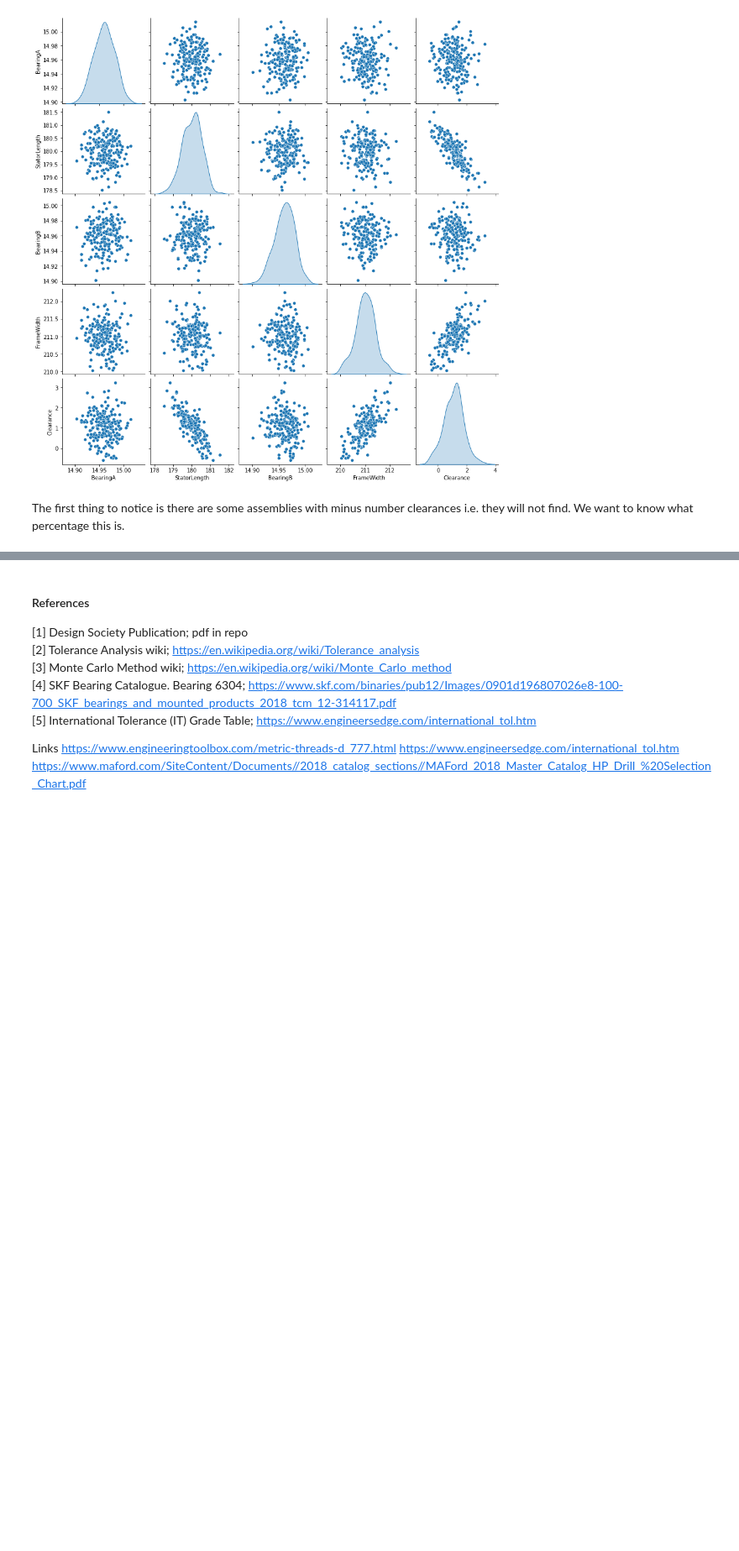
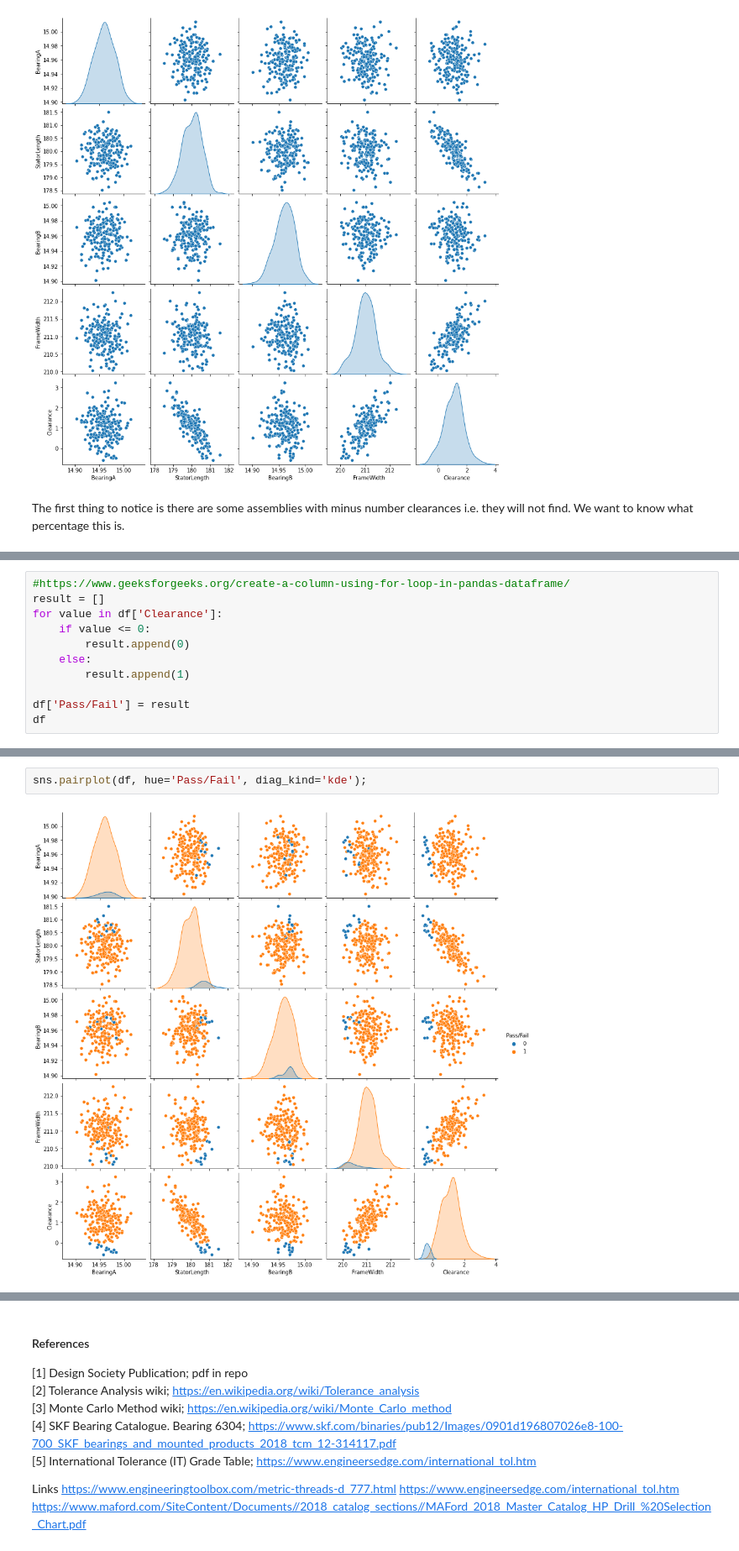
Before and after one commit to killfoley/ProgDAProject, a Jupyter notebook: ProgDA_Project.ipynb, the cells around one changed output, grey strips where cells are left out. Shown: that part at 84% size. Saved outputs shown, nothing was run; the diff lists cells and outputs as text; blank space fills up the shorter version.

Commit message:
Added a new column to the data frame Pass/Fail based off Clearance being >0 or <0 respectively. Created pairplot of the dataframe and a heat map of correlation between variables

```diff
--- a/ProgDA_Project.ipynb
+++ b/ProgDA_Project.ipynb
@@ -226,0 +220,11 @@ NameError: name 'hole_diameter' is not defined
+# %%
+#https://www.geeksforgeeks.org/create-a-column-using-for-loop-in-pandas-dataframe/
+result = []
+for value in df['Clearance']:
+    if value <= 0:
+        result.append(0)
+    else:
+        result.append(1)
+
+df['Pass/Fail'] = result
+df
@@ -226,0 +245,4 @@ NameError: name 'hole_diameter' is not defined
+# %%
+sns.pairplot(df, hue='Pass/Fail', diag_kind='kde');
+# %% [output]
+[figure, added]
```
Also changed, not shown: parts of 6 cells of this notebook.
